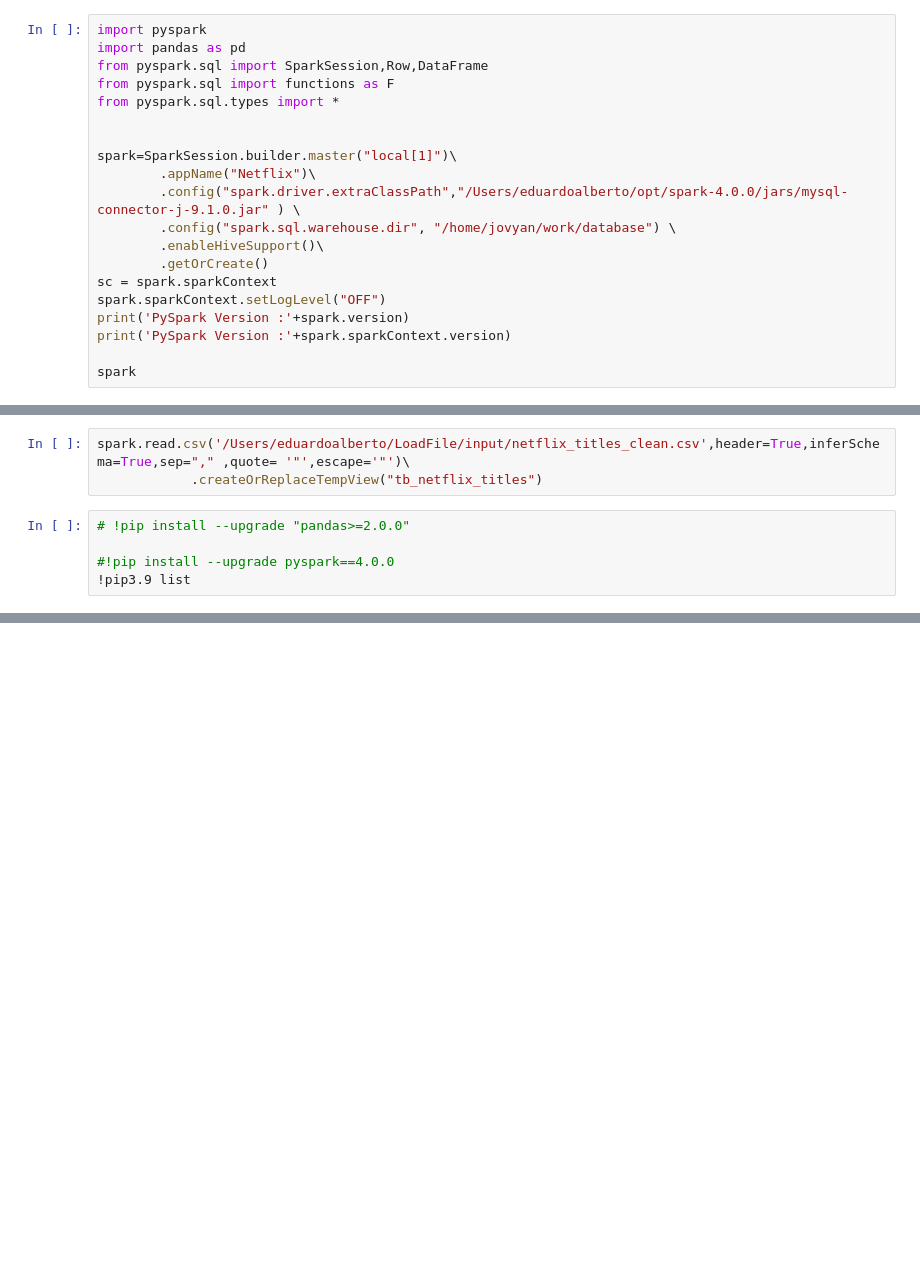
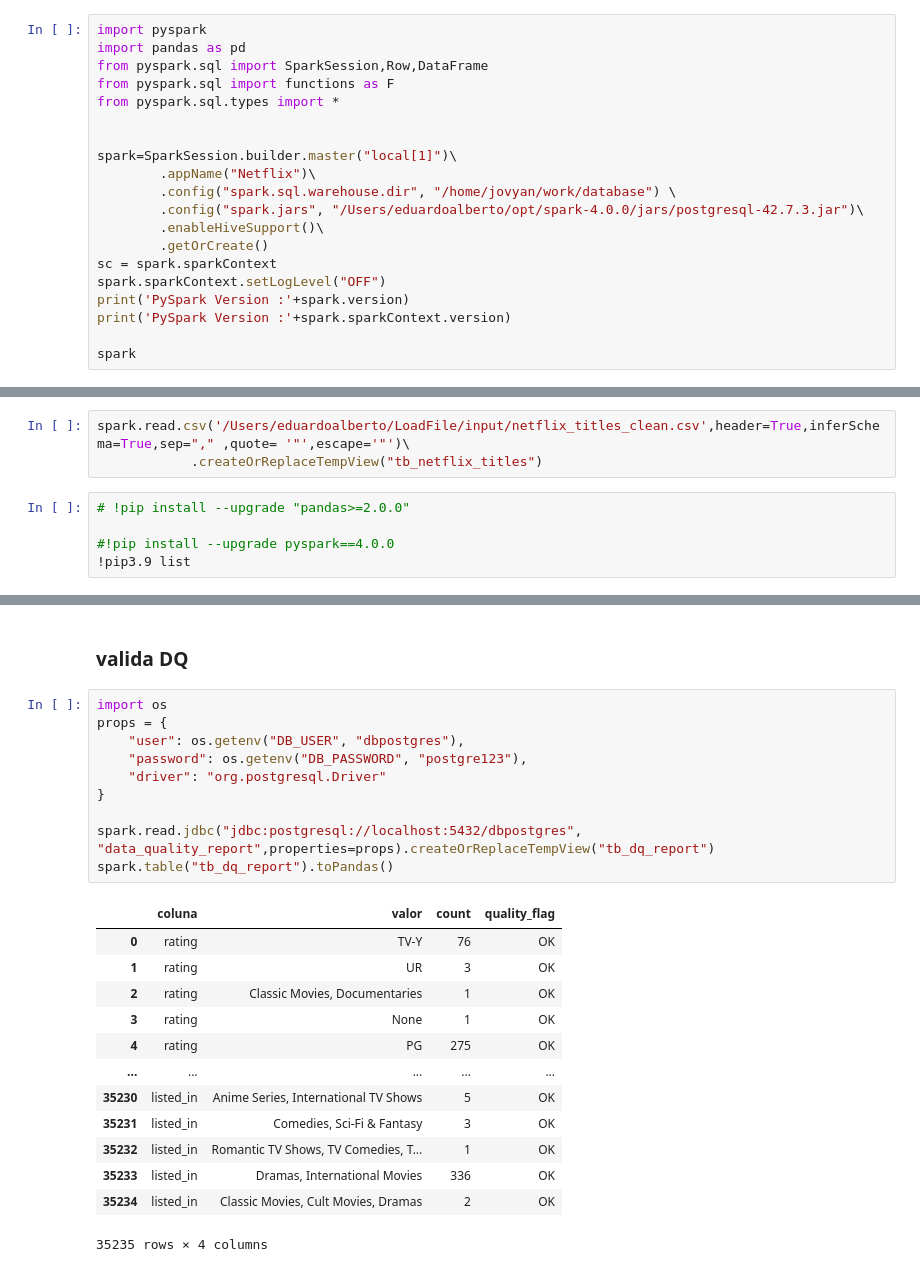
Before and after one commit to EduardoAlberto/Projetos, a Jupyter notebook: data_engineer/netflix/teste_conexao.ipynb, the cells around one changed output, grey strips where cells are left out. Cells and saved outputs as stored; diff of their text form; blank space fills up the shorter version.

```diff
--- a/data_engineer/netflix/teste_conexao.ipynb
+++ b/data_engineer/netflix/teste_conexao.ipynb
@@ -8,8 +8,8 @@ from pyspark.sql.types import *
 
 spark=SparkSession.builder.master("local[1]")\
         .appName("Netflix")\
-        .config("spark.driver.extraClassPath","/Users/eduardoalberto/opt/spark-4.0.0/jars/mysql-connector-j-9.1.0.jar" ) \
         .config("spark.sql.warehouse.dir", "/home/jovyan/work/database") \
+        .config("spark.jars", "/Users/eduardoalberto/opt/spark-4.0.0/jars/postgresql-42.7.3.jar")\
         .enableHiveSupport()\
         .getOrCreate()
 sc = spark.sparkContext
@@ -119,0 +86,26 @@ df.toPandas()
+# %% [markdown]
+### valida DQ
+# %%
+import os
+props = {
+    "user": os.getenv("DB_USER", "dbpostgres"),
+    "password": os.getenv("DB_PASSWORD", "postgre123"),
+    "driver": "org.postgresql.Driver"
+}
+
+spark.read.jdbc("jdbc:postgresql://localhost:5432/dbpostgres", "data_quality_report",properties=props).createOrReplaceTempView("tb_dq_report")
+spark.table("tb_dq_report").toPandas()
+# %% [output]
+|  | coluna | valor | count | quality_flag |
+| 0 | rating | TV-Y | 76 | OK |
+| 1 | rating | UR | 3 | OK |
+| 2 | rating | Classic Movies, Documentaries | 1 | OK |
+| 3 | rating | None | 1 | OK |
+| 4 | rating | PG | 275 | OK |
+| ... | ... | ... | ... | ... |
+| 35230 | listed_in | Anime Series, International TV Shows | 5 | OK |
+| 35231 | listed_in | Comedies, Sci-Fi & Fantasy | 3 | OK |
+| 35232 | listed_in | Romantic TV Shows, TV Comedies, T... | 1 | OK |
+| 35233 | listed_in | Dramas, International Movies | 336 | OK |
+| 35234 | listed_in | Classic Movies, Cult Movies, Dramas | 2 | OK |
+35235 rows × 4 columns
```
Also changed, not shown: parts of 5 cells of this notebook, 6 other files.
